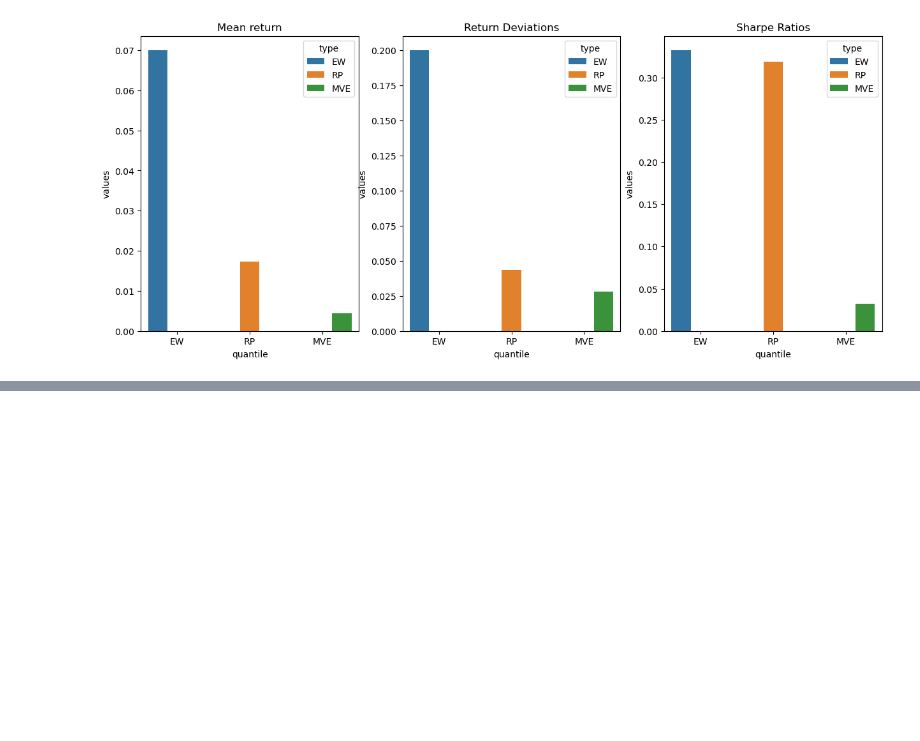
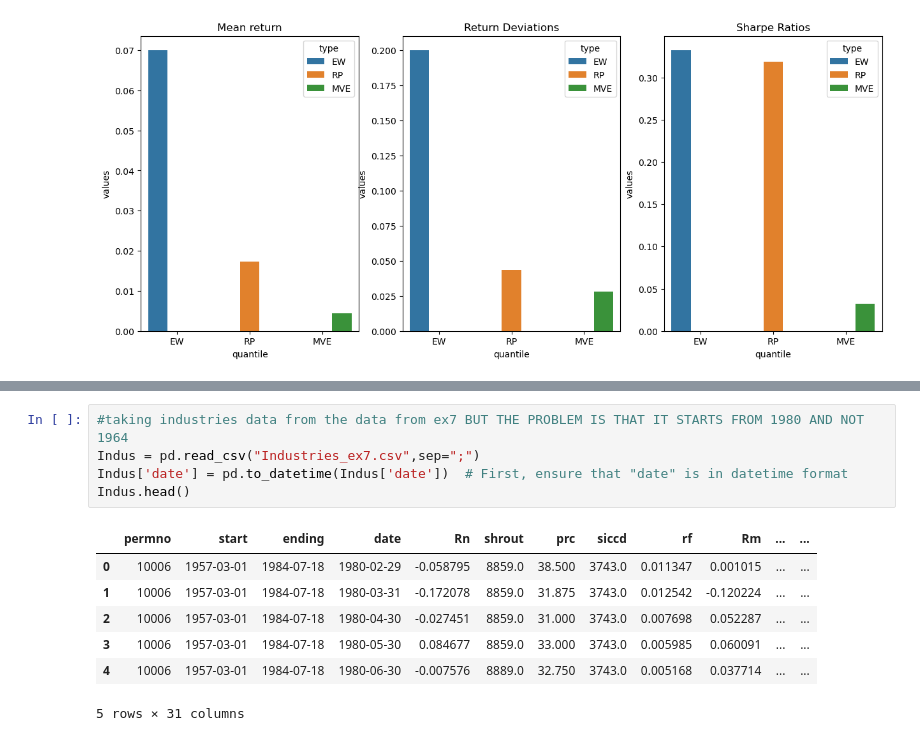
Before and after one commit to yassinuaimee/Investments-Advanced-Portfolio-Optimization-and-Risk-Factor-Analysis, a Jupyter notebook: merged.ipynb, the cells around one changed output, grey strips where cells are left out. Saved outputs shown, nothing was run; the diff lists cells and outputs as text; blank space fills up the shorter version.

Commit message:
started  but have troubles with the data

```diff
--- a/merged.ipynb
+++ b/merged.ipynb
@@ -592,0 +630,13 @@ plt.show()
+# %%
+#taking industries data from the data from ex7 BUT THE PROBLEM IS THAT IT STARTS FROM 1980 AND NOT 1964
+Indus = pd.read_csv("Industries_ex7.csv",sep=";")
+Indus['date'] = pd.to_datetime(Indus['date'])  # First, ensure that "date" is in datetime format
+Indus.head()
+# %% [output]
+|  | permno | start | ending | date | Rn | shrout | prc | siccd | rf | Rm | ... | ... |
+| 0 | 10006 | 1957-03-01 | 1984-07-18 | 1980-02-29 | -0.058795 | 8859.0 | 38.500 | 3743.0 | 0.011347 | 0.001015 | ... | ... |
+| 1 | 10006 | 1957-03-01 | 1984-07-18 | 1980-03-31 | -0.172078 | 8859.0 | 31.875 | 3743.0 | 0.012542 | -0.120224 | ... | ... |
+| 2 | 10006 | 1957-03-01 | 1984-07-18 | 1980-04-30 | -0.027451 | 8859.0 | 31.000 | 3743.0 | 0.007698 | 0.052287 | ... | ... |
+| 3 | 10006 | 1957-03-01 | 1984-07-18 | 1980-05-30 | 0.084677 | 8859.0 | 33.000 | 3743.0 | 0.005985 | 0.060091 | ... | ... |
+| 4 | 10006 | 1957-03-01 | 1984-07-18 | 1980-06-30 | -0.007576 | 8889.0 | 32.750 | 3743.0 | 0.005168 | 0.037714 | ... | ... |
+5 rows × 31 columns
```
Also changed, not shown: parts of 15 cells of this notebook.
